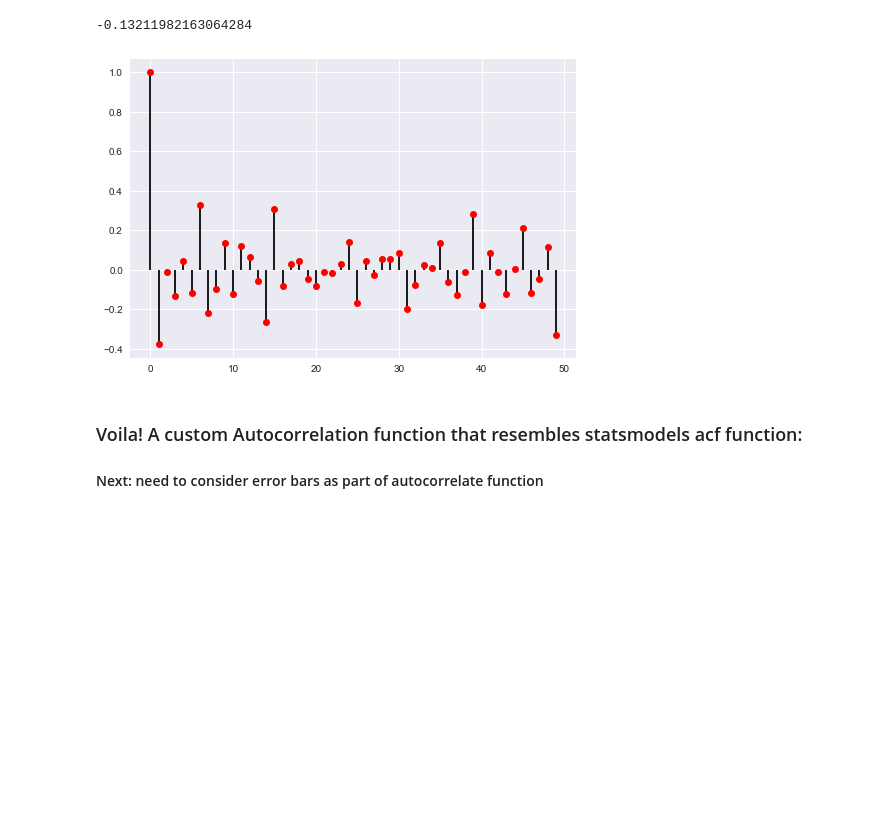
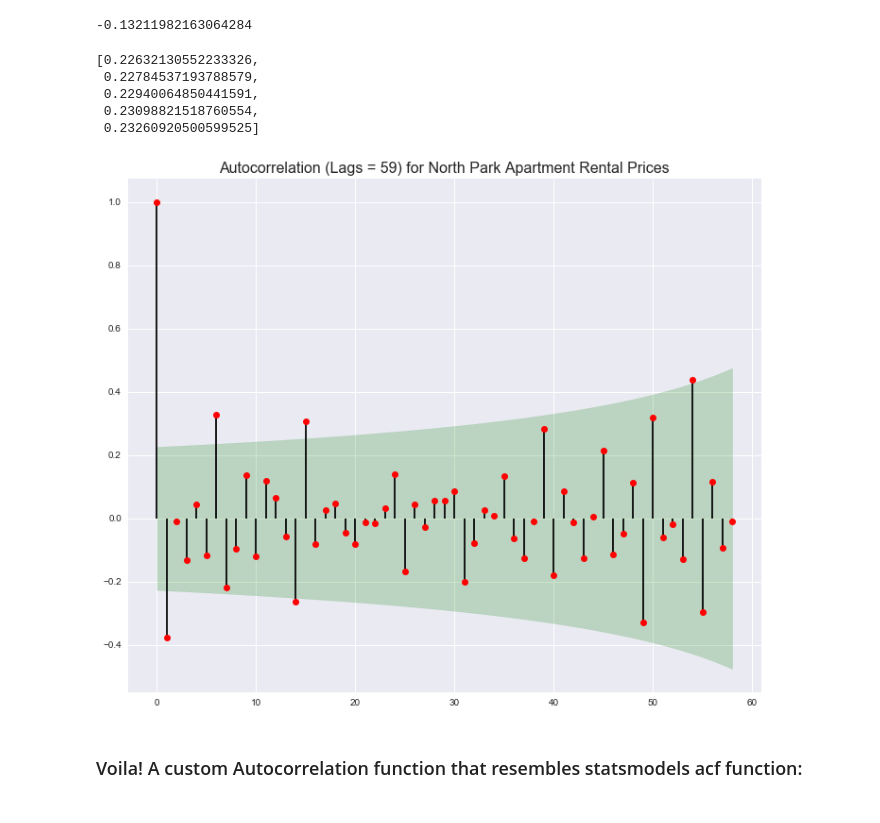
Before and after one commit to MichaelNormandyGavin/Zillow-Apartments, a Jupyter notebook: zillow_eda.ipynb, the cells around one changed output. Drawn from its saved outputs; the diff is of its cells as text; code cells hidden in the pictures; blank space fills up the shorter version.

Commit message:
Capped off ACFs with a plot function!

```diff
--- a/zillow_eda.ipynb
+++ b/zillow_eda.ipynb
@@ -453,20 +453,37 @@ acf
 # %% [output]
 -0.13211982163064284
 # %%
-auto_corr = autocorrelate(stationary_df,lags=50)
+auto_corr = autocorrelate(stationary_df,lags=60)
+# %%
+conf_upper = [1.96 / np.sqrt(len(stationary_df)-i) for i in range(len(auto_corr))]
+conf_lower = [-1.96 / np.sqrt(len(stationary_df)-i) for i in range(len(auto_corr))]
+# %%
+conf_upper[:5]
+# %% [output]
+[0.22632130552233326,
+ 0.22784537193788579,
+ 0.22940064850441591,
+ 0.23098821518760554,
+ 0.23260920500599525]
 # %%
+plt.figure(figsize=(12,10))
+
 plt.plot(auto_corr,linestyle='none',marker='o',color='red')
 
 for i, x in enumerate(auto_corr):
     plt.vlines(x=i,ymin=min(0,x),ymax=max(0,x))
 
+plt.fill_between([i for i in range(len(auto_corr))],conf_lower,conf_upper,color='green',alpha=0.2)
+
+plt.title('Autocorrelation (Lags = {}) for North Park Apartment Rental Prices'.format(len(auto_corr)),fontsize=16)
+
 plt.show()
 # %% [output]
-[figure, old version]
+[figure, new version]
 # %% [markdown]
 ### Voila! A custom Autocorrelation function that resembles statsmodels acf function:
 
-#### Next: need to consider error bars as part of autocorrelate function
+####
 # %%
 corr_5 = autocorrelate(stationary_df,lags=5)
 # %%
```
Also changed, not shown: parts of 7 cells of this notebook, 1 other file.
